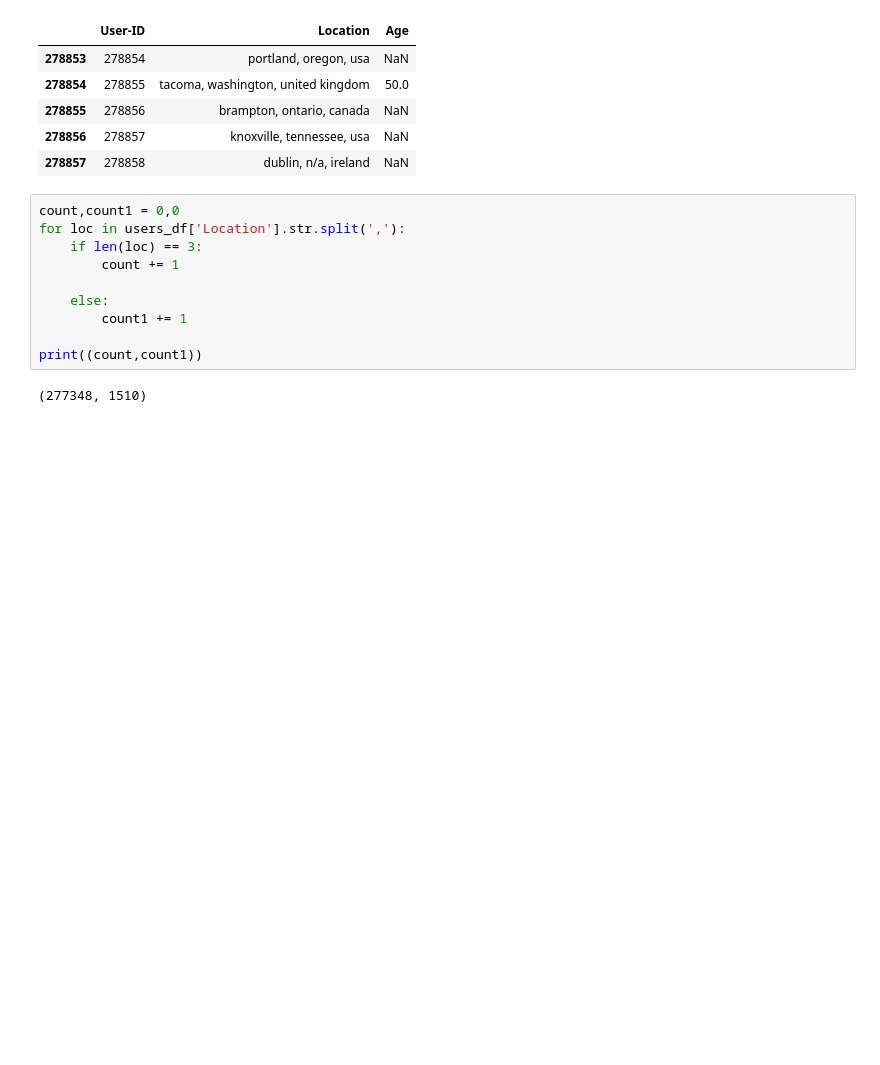
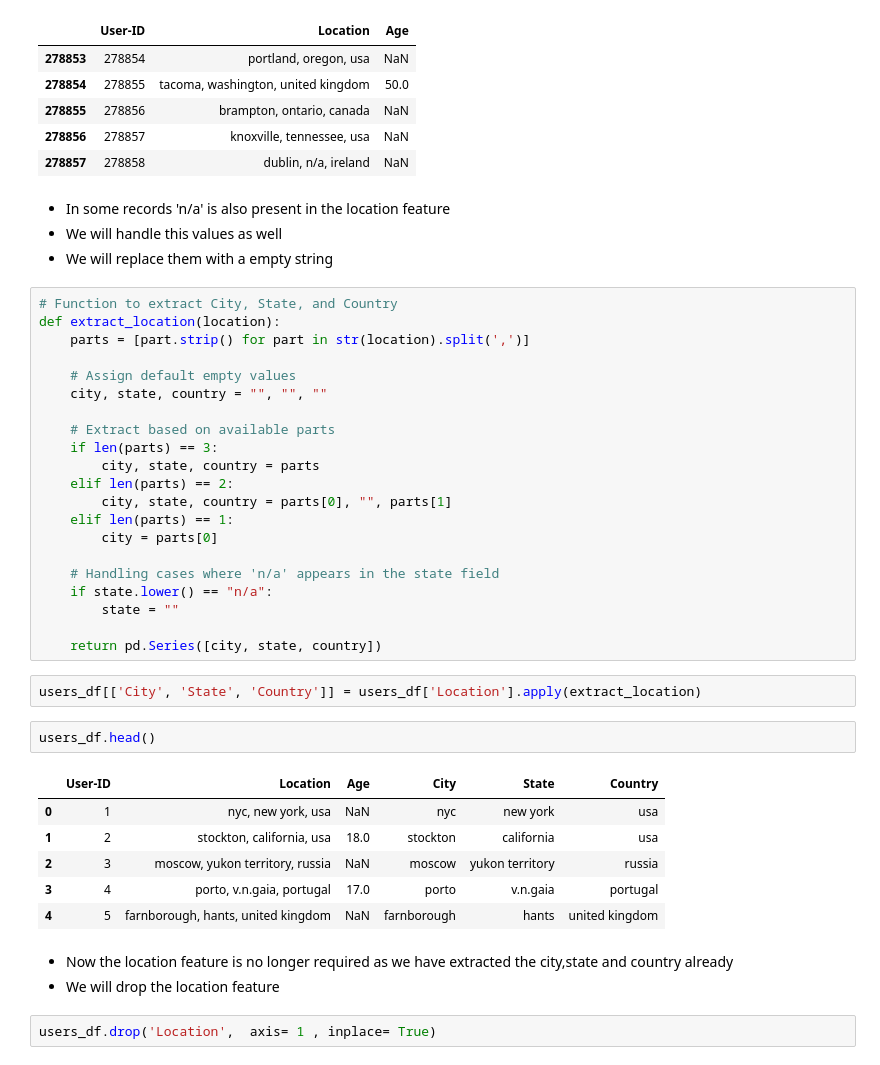
Before and after one commit to Ayush-dhabale/Books-Recommendation-System-, a Jupyter notebook: notebooks/datacleaning.ipynb, the cells around one changed output. Drawn from its saved outputs; the diff is of its cells as text; blank space fills up the shorter version.

```diff
--- a/notebooks/datacleaning.ipynb
+++ b/notebooks/datacleaning.ipynb
@@ -180,15 +184,44 @@ users_df.tail()
 | 278855 | 278856 | brampton, ontario, canada | NaN |
 | 278856 | 278857 | knoxville, tennessee, usa | NaN |
 | 278857 | 278858 | dublin, n/a, ireland | NaN |
-# %%
-count,count1 = 0,0
-for loc in users_df['Location'].str.split(','):
-    if len(loc) == 3:
-        count += 1
-
-    else:
-        count1 += 1
-
-print((count,count1))
-# %% [output]
-(277348, 1510)
+# %% [markdown]
+- In some records 'n/a' is also present in the location feature
+- We will handle this values as well
+- We will replace them with a empty string
+# %%
+# Function to extract City, State, and Country
+def extract_location(location):
+    parts = [part.strip() for part in str(location).split(',')]
+
+    # Assign default empty values
+    city, state, country = "", "", ""
+
+    # Extract based on available parts
+    if len(parts) == 3:
+        city, state, country = parts
+    elif len(parts) == 2:
+        city, state, country = parts[0], "", parts[1]
+    elif len(parts) == 1:
+        city = parts[0]
+
+    # Handling cases where 'n/a' appears in the state field
+    if state.lower() == "n/a":
+        state = ""
+
+    return pd.Series([city, state, country])
+# %%
+users_df[['City', 'State', 'Country']] = users_df['Location'].apply(extract_location)
+# %%
+users_df.head()
+# %% [output]
+|  | User-ID | Location | Age | City | State | Country |
+| 0 | 1 | nyc, new york, usa | NaN | nyc | new york | usa |
+| 1 | 2 | stockton, california, usa | 18.0 | stockton | california | usa |
+| 2 | 3 | moscow, yukon territory, russia | NaN | moscow | yukon territory | russia |
+| 3 | 4 | porto, v.n.gaia, portugal | 17.0 | porto | v.n.gaia | portugal |
+| 4 | 5 | farnborough, hants, united kingdom | NaN | farnborough | hants | united kingdom |
+# %% [markdown]
+- Now the location feature is no longer required as we have extracted the city,state and country already
+- We will drop the location feature
+# %%
+users_df.drop('Location',  axis= 1 , inplace= True)
```
Also changed, not shown: parts of 31 cells of this notebook.
